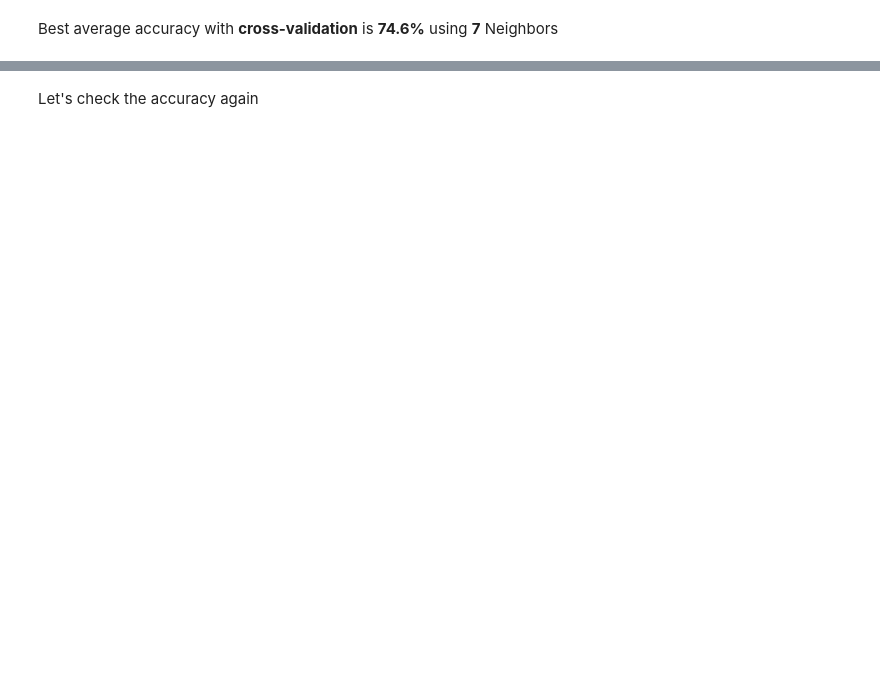
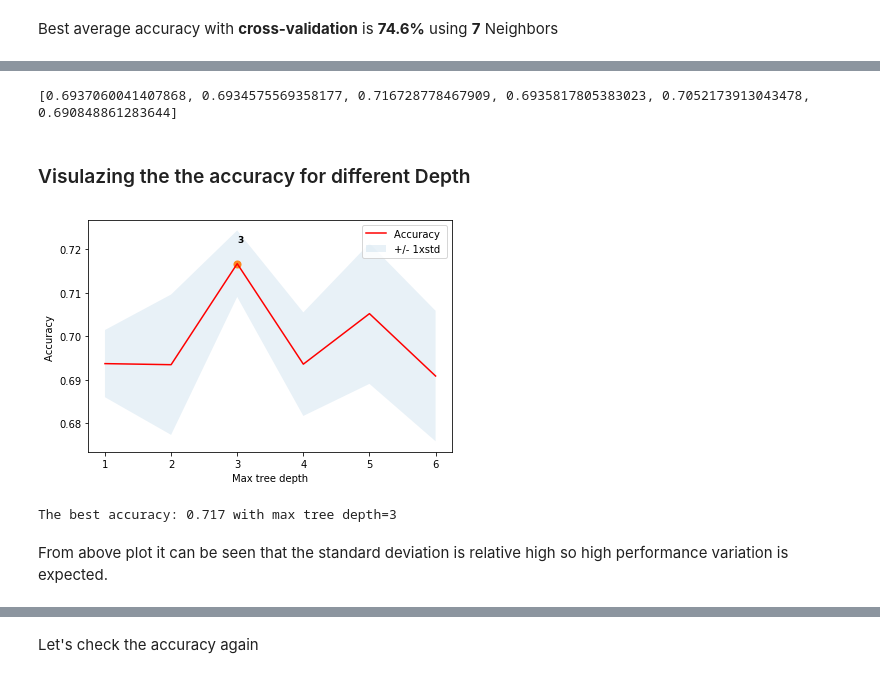
Before and after one commit to M-L-5000/Capstone-projects, a Jupyter notebook: Final project - Machine Learning with Python.ipynb, the cells around one changed output, grey strips where cells are left out. Drawn from its saved outputs; the diff is of its cells as text; code cells hidden in the pictures; blank space fills up the shorter version.

```diff
--- a/Final project - Machine Learning with Python.ipynb
+++ b/Final project - Machine Learning with Python.ipynb
@@ -316,9 +308,10 @@ Ks = 15 # sets the range of K (nearest nighbors)
 kfold = 5
 mean_cv_KMM = []
 std_cv_KMM = []
-for n in range(1,Ks):
+Lx = list(range(1, Ks+1))
+cv = KFold(n_splits=kfold, random_state=4, shuffle=True)
+for n in Lx:
     #Train Model and Predict
-    cv = KFold(n_splits=kfold, random_state=4, shuffle=True)
     clf = KNeighborsClassifier(n_neighbors = n)
     scores = cross_val_score(clf,X, y, cv=cv)
     mean_cv_KMM.append(np.mean(scores))
@@ -364,0 +383,30 @@ Test set: (70, 8) (70,)
+# %%
+Depth = 6 # sets the range of tree depth
+kfold = 5
+mean_cv_Tree = []
+std_cv_Tree = []
+Lx = list(range(1, Depth+1))
+for n in range(1,Depth+1):
+    #Train Model and Predict
+    clf =  DecisionTreeClassifier(criterion="entropy", splitter="random", max_depth = Depth)
+    scores = cross_val_score(clf,X, y, cv=cv)
+    mean_cv_Tree.append(np.mean(scores))
+    std_cv_Tree.append(sem(scores))
+print(mean_cv_Tree)
+# %% [output]
+[0.6937060041407868, 0.6934575569358177, 0.716728778467909, 0.6935817805383023, 0.7052173913043478, 0.690848861283644]
+# %% [markdown]
+### Visulazing the the accuracy for different Depth
+# %%
+Lx = list(range(1, Depth+1))
+Ly = mean_cv_Tree
+Lstd = std_cv_Tree
+x_label = 'Max tree depth'
+y_label = 'Accuracy '
+Max, Index = plot_function(Lx,Ly,Lstd,x_label, y_label)
+print(("The best accuracy: {0:.3f} with max tree depth={1:.0f}").format(Max, Index))
+# %% [output]
+[figure, added]
+The best accuracy: 0.717 with max tree depth=3
+# %% [markdown]
+From above plot it can be seen that the standard deviation is relative high so high performance variation is expected.
```
Also changed, not shown: parts of 68 cells of this notebook.
